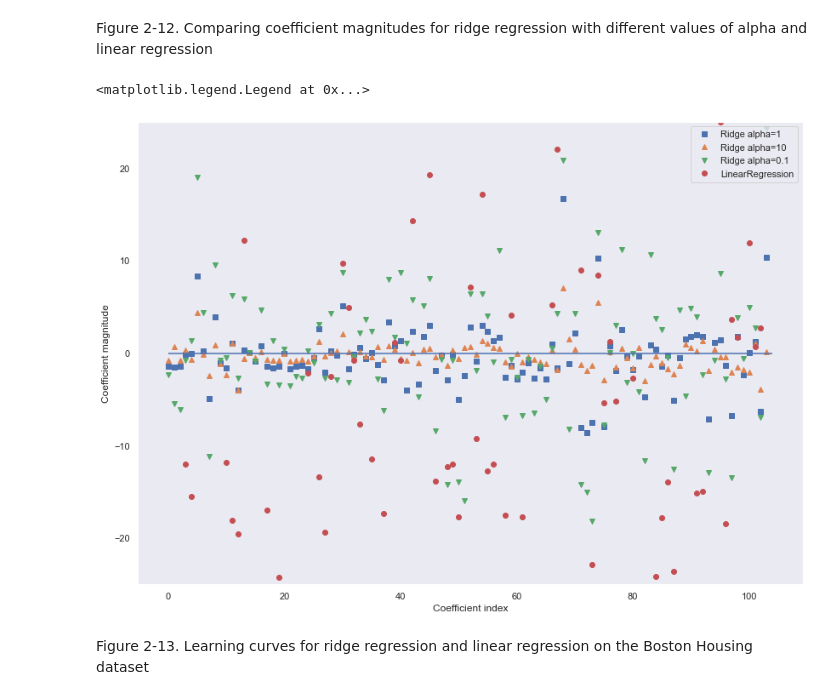
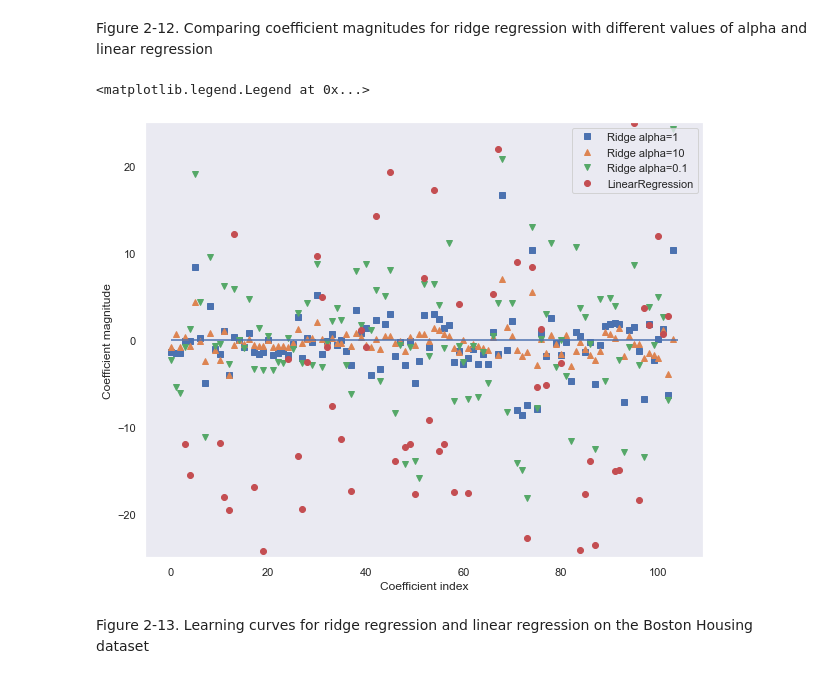
Before and after one commit to Rasel-25/Book-s-Code, a Jupyter notebook: Introduction to Machine Learning with Python/CHAPTER 2 ( Supervised Learning ).ipynb, the cells around one changed output. Cells and saved outputs as stored; diff of their text form; code cells hidden in the pictures.

```diff
--- a/Introduction to Machine Learning with Python/CHAPTER 2 ( Supervised Learning ).ipynb
+++ b/Introduction to Machine Learning with Python/CHAPTER 2 ( Supervised Learning ).ipynb
@@ -424,21 +424,21 @@ array([-4.12710947e+02, -5.22432068e+01, -1.31898815e+02, -1.20041365e+01,
 # %% [markdown]
 Figure 2-12. Comparing coefficient magnitudes for ridge regression with different values of alpha and linear regression
 # %%
-plt.figure(figsize=(14,10))
+plt.figure(figsize=(10,8))
 sns.set(style='dark')
 
 plt.plot(ridge.coef_, 's', label="Ridge alpha=1")
 plt.plot(ridge10.coef_, '^', label="Ridge alpha=10")
 plt.plot(ridge01.coef_, 'v', label="Ridge alpha=0.1")
 plt.plot(lr.coef_, 'o', label="LinearRegression")
 plt.xlabel("Coefficient index")
 plt.ylabel("Coefficient magnitude")
 plt.hlines(0, 0, len(lr.coef_))
 plt.ylim(-25, 25)
 plt.legend(loc=1)
 # %% [output]
 <matplotlib.legend.Legend at 0x...>
-[figure, old version]
+[figure, new version]
 # %% [markdown]
 Figure 2-13. Learning curves for ridge regression and linear regression on the Boston
 Housing dataset
```
